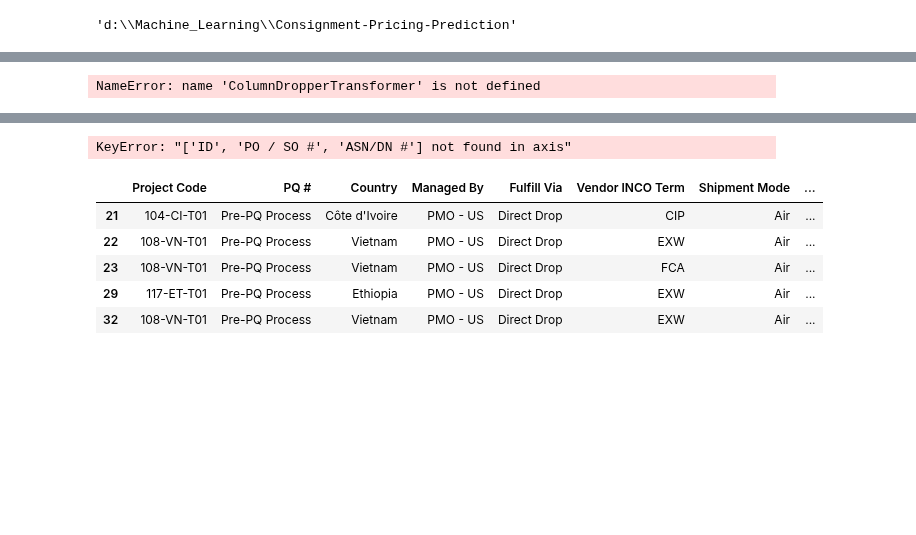
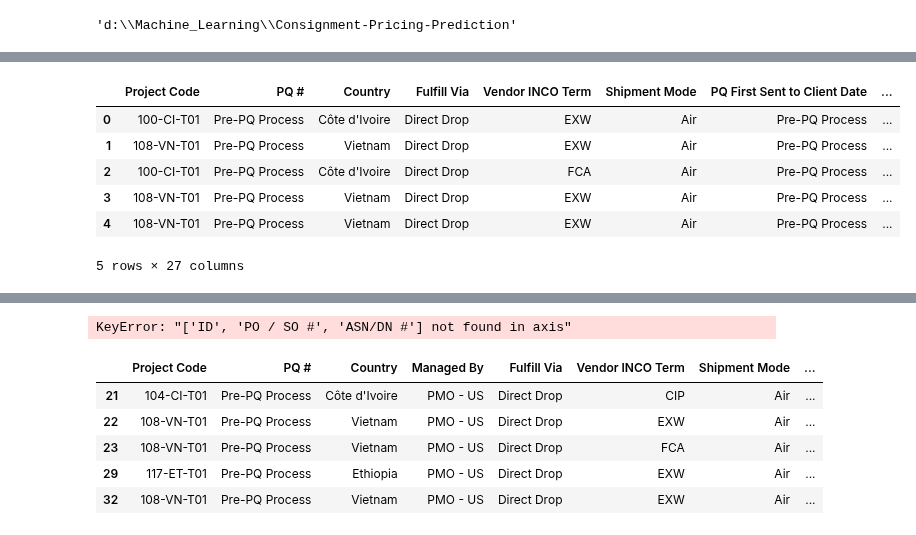
Before and after one commit to krishanwalia30/Consignment-Pricing-Prediction, a Jupyter notebook: research/example.ipynb, the cells around one changed output, grey strips where cells are left out. Cells and saved outputs as stored; diff of their text form; code cells hidden in the pictures; blank space fills up the shorter version.

```diff
--- a/research/example.ipynb
+++ b/research/example.ipynb
@@ -23,8 +32,12 @@ Index(['ID', 'Project Code', 'PQ #', 'PO / SO #', 'ASN/DN #', 'Country',
        'Line Item Insurance (USD)'],
       dtype='object')
-# %%
-drop_columns = ['ID']
-column_dropper_transformer = ColumnDropperTransformer(columns=drop_columns)
-pipeline = Pipeline(steps=[('column_dropper', column_dropper_transformer)])
-# %% [output]
-NameError: name 'ColumnDropperTransformer' is not defined
+# %%
+df.head()
+# %% [output]
+|  | Project Code | PQ # | Country | Fulfill Via | Vendor INCO Term | Shipment Mode | PQ First Sent to Client Date | ... |
+| 0 | 100-CI-T01 | Pre-PQ Process | Côte d'Ivoire | Direct Drop | EXW | Air | Pre-PQ Process | ... |
+| 1 | 108-VN-T01 | Pre-PQ Process | Vietnam | Direct Drop | EXW | Air | Pre-PQ Process | ... |
+| 2 | 100-CI-T01 | Pre-PQ Process | Côte d'Ivoire | Direct Drop | FCA | Air | Pre-PQ Process | ... |
+| 3 | 108-VN-T01 | Pre-PQ Process | Vietnam | Direct Drop | EXW | Air | Pre-PQ Process | ... |
+| 4 | 108-VN-T01 | Pre-PQ Process | Vietnam | Direct Drop | EXW | Air | Pre-PQ Process | ... |
+5 rows × 27 columns
```
Also changed, not shown: parts of 14 cells of this notebook, 1 other file.
